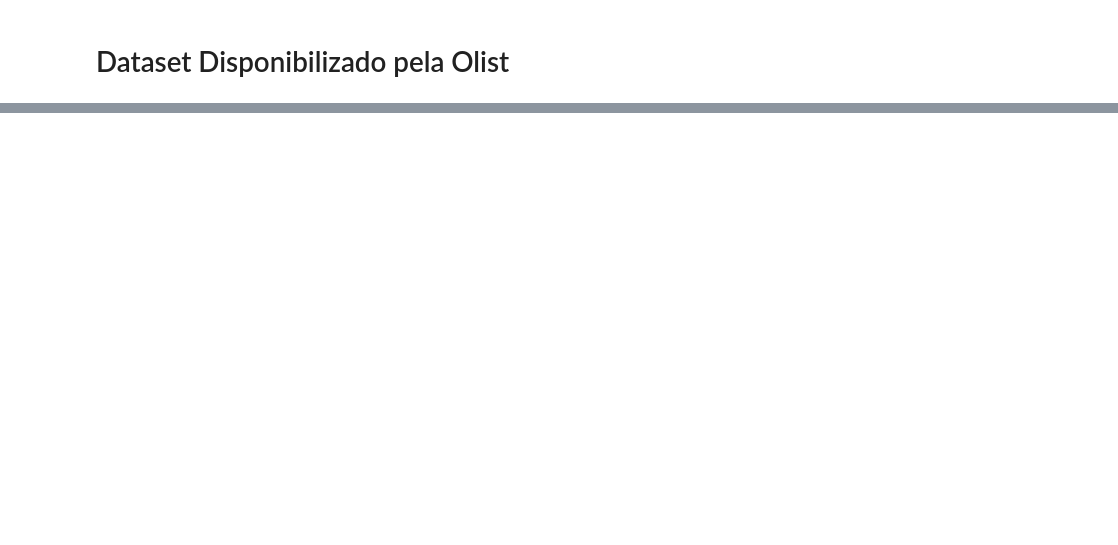
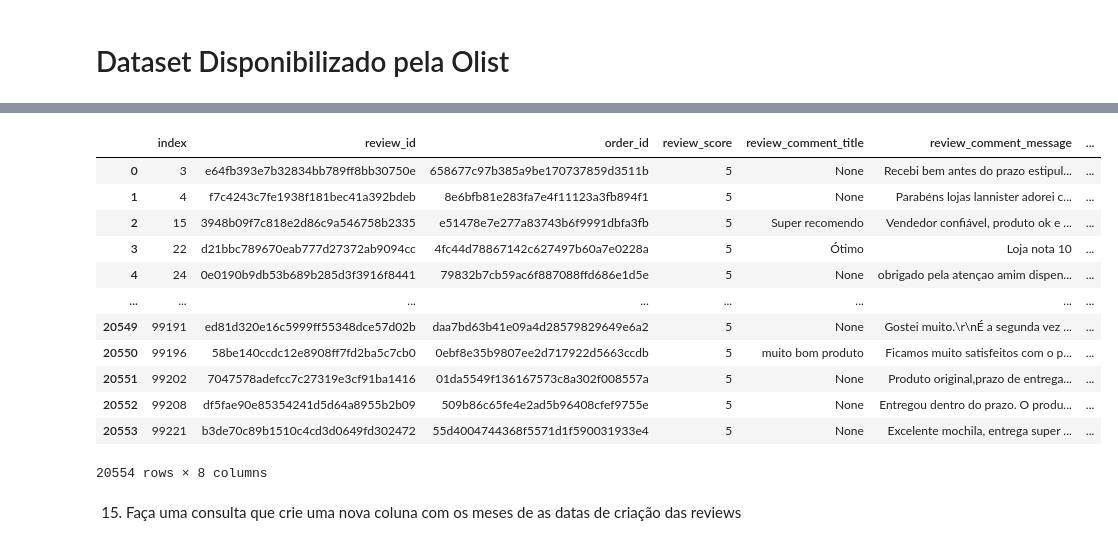
Before and after one commit to DouglasSousa94/Olist_Project_SQL, a Jupyter notebook: olist.ipynb, the cells around one changed output, grey strips where cells are left out. Saved outputs shown, nothing was run; the diff lists cells and outputs as text; code cells hidden in the pictures; blank space fills up the shorter version.

```diff
--- a/olist.ipynb
+++ b/olist.ipynb
@@ -83,0 +346,24 @@ df_product_category_name_translation.to_sql("product_category_name_translation",
+# %%
+consulta('''SELECT *
+            FROM order_reviews
+            WHERE review_score >= (SELECT AVG(review_score) FROM order_reviews)
+            AND review_comment_message IS NOT NULL
+            ORDER BY review_score
+        ''')
+#Pedidos igual e acima da média
+# %% [output]
+|  | index | review_id | order_id | review_score | review_comment_title | review_comment_message | ... |
+| 0 | 3 | e64fb393e7b32834bb789ff8bb30750e | 658677c97b385a9be170737859d3511b | 5 | None | Recebi bem antes do prazo estipul... | ... |
+| 1 | 4 | f7c4243c7fe1938f181bec41a392bdeb | 8e6bfb81e283fa7e4f11123a3fb894f1 | 5 | None | Parabéns lojas lannister adorei c... | ... |
+| 2 | 15 | 3948b09f7c818e2d86c9a546758b2335 | e51478e7e277a83743b6f9991dbfa3fb | 5 | Super recomendo | Vendedor confiável, produto ok e ... | ... |
+| 3 | 22 | d21bbc789670eab777d27372ab9094cc | 4fc44d78867142c627497b60a7e0228a | 5 | Ótimo | Loja nota 10 | ... |
+| 4 | 24 | 0e0190b9db53b689b285d3f3916f8441 | 79832b7cb59ac6f887088ffd686e1d5e | 5 | None | obrigado pela atençao amim dispen... | ... |
+| ... | ... | ... | ... | ... | ... | ... | ... |
+| 20549 | 99191 | ed81d320e16c5999ff55348dce57d02b | daa7bd63b41e09a4d28579829649e6a2 | 5 | None | Gostei muito.\r\nÉ a segunda vez ... | ... |
+| 20550 | 99196 | 58be140ccdc12e8908ff7fd2ba5c7cb0 | 0ebf8e35b9807ee2d717922d5663ccdb | 5 | muito bom produto | Ficamos muito satisfeitos com o p... | ... |
+| 20551 | 99202 | 7047578adefcc7c27319e3cf91ba1416 | 01da5549f136167573c8a302f008557a | 5 | None | Produto original,prazo de entrega... | ... |
+| 20552 | 99208 | df5fae90e85354241d5d64a8955b2b09 | 509b86c65fe4e2ad5b96408cfef9755e | 5 | None | Entregou dentro do prazo. O produ... | ... |
+| 20553 | 99221 | b3de70c89b1510c4cd3d0649fd302472 | 55d4004744368f5571d1f590031933e4 | 5 | None | Excelente mochila, entrega super ... | ... |
+20554 rows × 8 columns
+# %% [markdown]
+15. Faça uma consulta que crie uma nova coluna com os meses de as datas de criação das reviews
```
Also changed, not shown: parts of 50 cells of this notebook, 4 other files.
